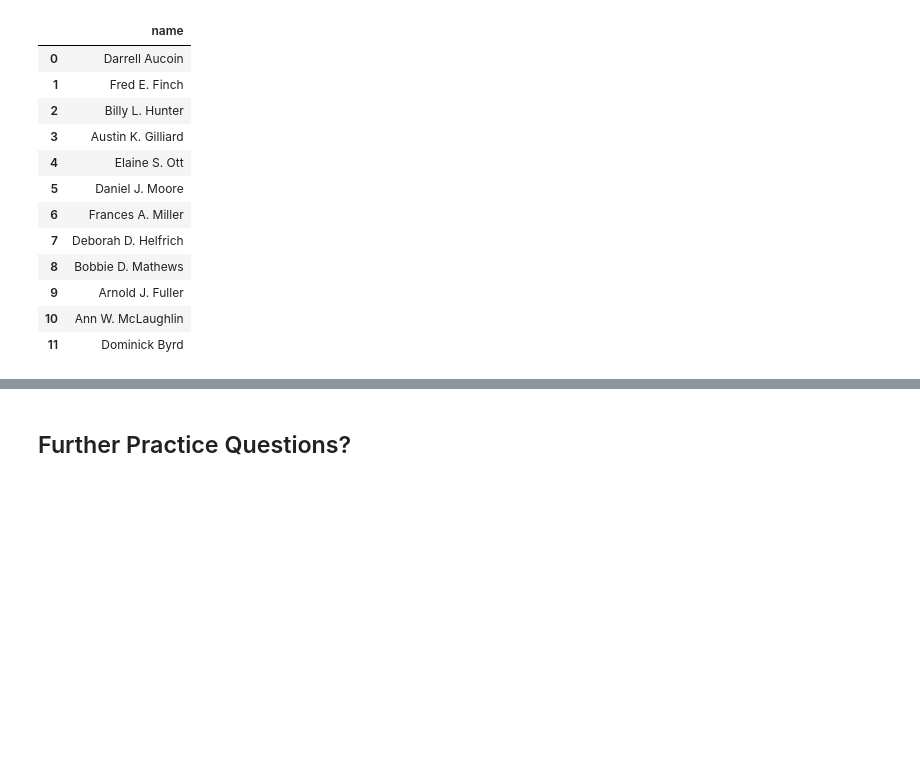
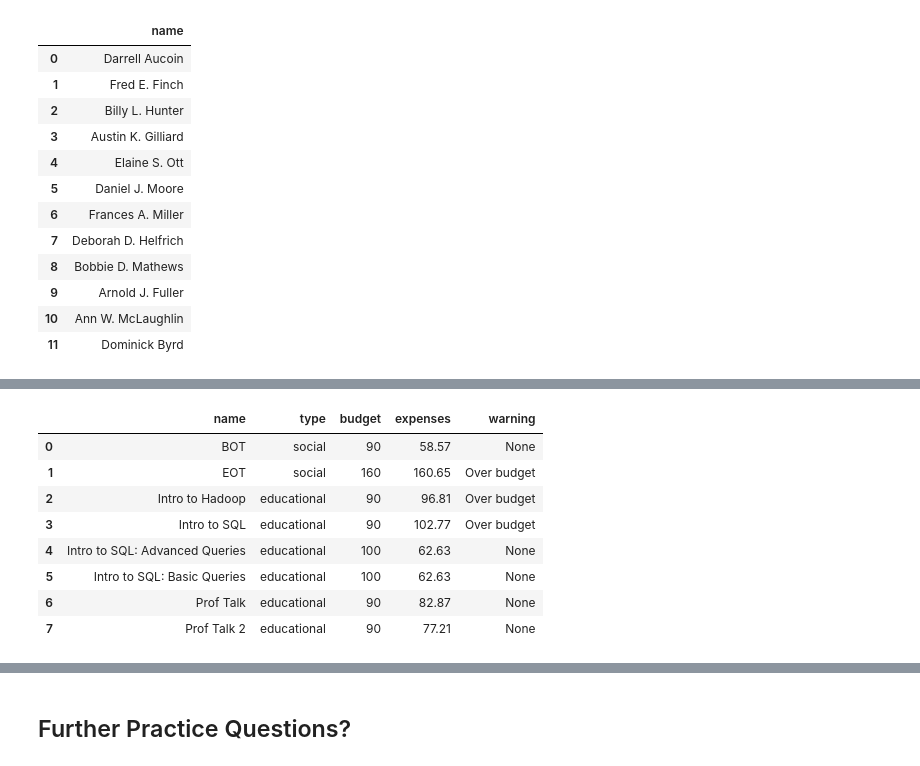
Before and after one commit to DarrellAucoin/IntroSQL, a Jupyter notebook: Intro_SQL_Presentation.ipynb, the cells around one changed output, grey strips where cells are left out. Drawn from its saved outputs; the diff is of its cells as text; code cells hidden in the pictures; blank space fills up the shorter version.

```diff
--- a/Intro_SQL_Presentation.ipynb
+++ b/Intro_SQL_Presentation.ipynb
@@ -1048,0 +1961,22 @@ WHERE name BETWEEN 'A' AND 'G'", con)
+# %%
+pd.read_sql_query(
+"WITH cost (event, expenses) AS \
+    (SELECT event, SUM(price) \
+    FROM expenses \
+    GROUP BY event) \
+SELECT e.name, e.type, e.budget, cost.expenses, \
+    CASE \
+    WHEN e.budget - cost.expenses < 0 THEN 'Over budget' \
+    ELSE NULL \
+    END AS warning \
+FROM event AS e INNER JOIN cost ON e.name = cost.event", con)
+# %% [output]
+|  | name | type | budget | expenses | warning |
+| 0 | BOT | social | 90 | 58.57 | None |
+| 1 | EOT | social | 160 | 160.65 | Over budget |
+| 2 | Intro to Hadoop | educational | 90 | 96.81 | Over budget |
+| 3 | Intro to SQL | educational | 90 | 102.77 | Over budget |
+| 4 | Intro to SQL: Advanced Queries | educational | 100 | 62.63 | None |
+| 5 | Intro to SQL: Basic Queries | educational | 100 | 62.63 | None |
+| 6 | Prof Talk | educational | 90 | 82.87 | None |
+| 7 | Prof Talk 2 | educational | 90 | 77.21 | None |
```
Also changed, not shown: parts of 217 cells of this notebook, 14 other files.
